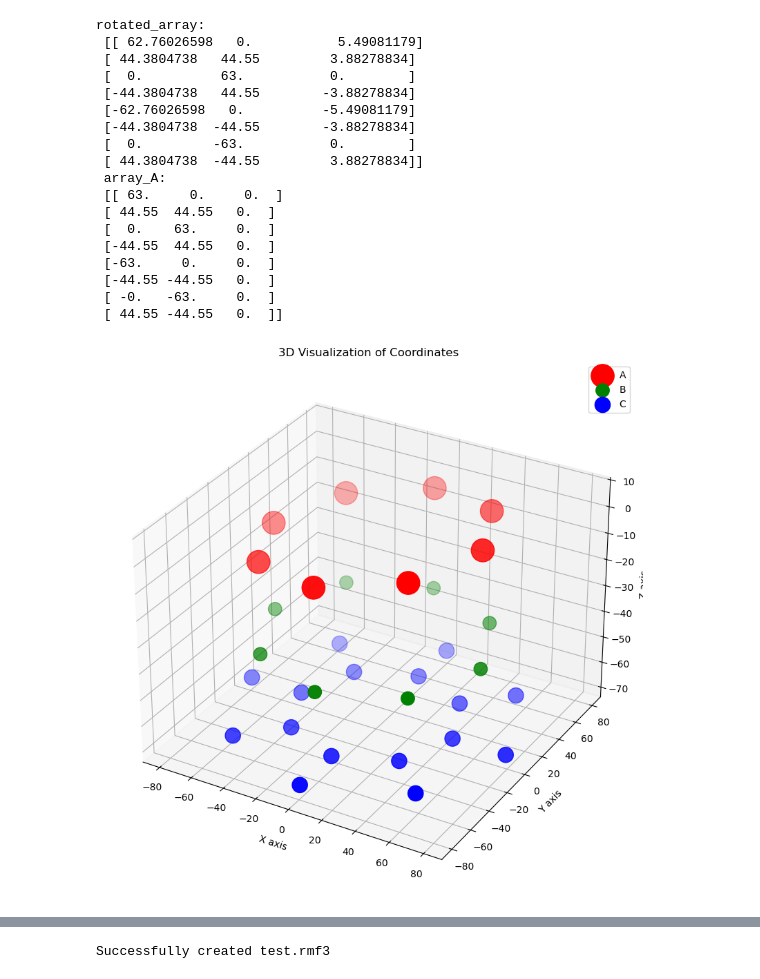
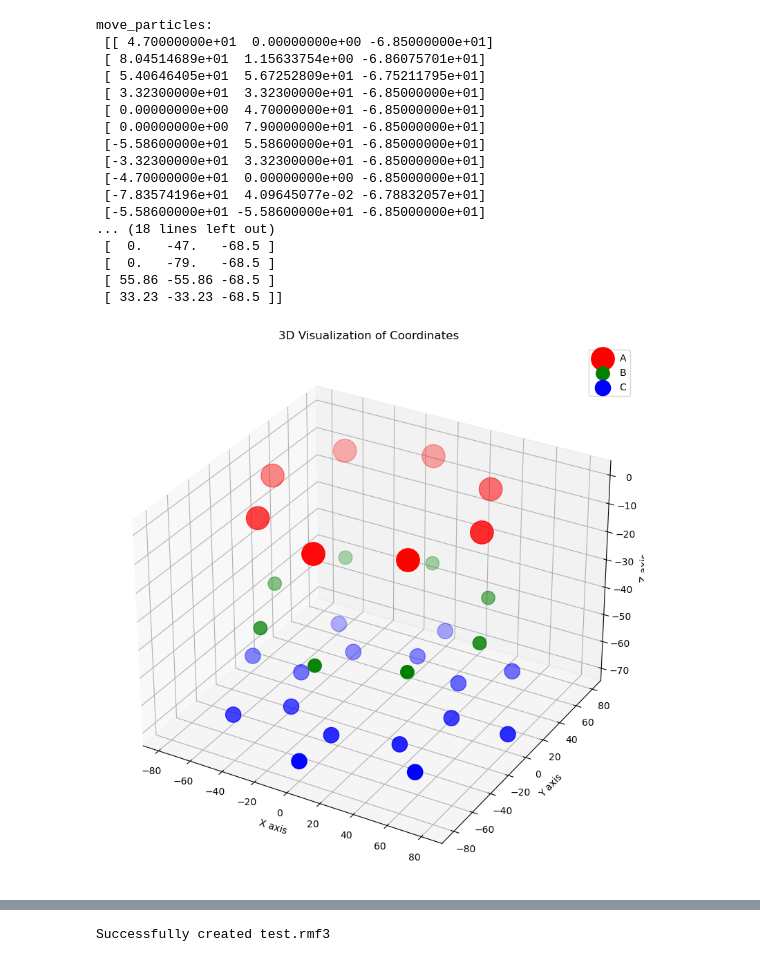
Before and after one commit to sreeganb/bhm, a Jupyter notebook: examples/toy_model_test/create_density_map.ipynb, the cells around one changed output, grey strips where cells are left out. Saved outputs shown, nothing was run; the diff lists cells and outputs as text; code cells hidden in the pictures.

```diff
--- a/examples/toy_model_test/create_density_map.ipynb
+++ b/examples/toy_model_test/create_density_map.ipynb
@@ -80,52 +80,55 @@ def visualize_coordinates(array_a, array_b, array_c):
 def rotate_ring(array, angle):
     """Rotate the ring by a given angle around the Y-axis."""
     rotation_matrix = np.array([
         [np.cos(angle), 0, np.sin(angle)],
         [0, 1, 0],
         [-np.sin(angle), 0, np.cos(angle)]
     ])
     return np.dot(array, rotation_matrix)
 
 def shift_ring(array, shift):
     """Shift the ring by a given vector."""
     return array + shift
 
 def move_particles_randomly(array, num_particles, shift):
     """Move particles randomly within a specified range."""
     # randomly select which subset of particles to perturb
     perturbation_indices = np.random.choice(array.shape[0], num_particles, replace=False)
     # create a copy of the array to avoid modifying the original
     perturbed_array = array.copy()
     # apply perturbations to the selected particles
     for index in perturbation_indices:
         # choose a random coordinate shift
         random_shift = np.random.uniform(-shift, shift, size=3)
         perturbed_array[index] += random_shift
     # return the perturbed array
     return perturbed_array
 
 # run these and visualize the results
 rotated_array = rotate_ring(array_A, np.pi/36)
-print("rotated_array:\n", rotated_array, "\n", "array_A:\n", array_A)
-visualize_coordinates(rotated_array, array_B, array_C)
-visualize_coordinates(array_A, array_B, array_C)
+#print("rotated_array:\n", rotated_array, "\n", "array_A:\n", array_A)
+#visualize_coordinates(rotated_array, array_B, array_C)
+#visualize_coordinates(array_A, array_B, array_C)
+
+move_particles = move_particles_randomly(array_C, 5, 10.0)
+print("move_particles:\n", move_particles, "\n", "array_C:\n", array_C)
+visualize_coordinates(array_A, array_B, move_particles)
 # %% [output]
-rotated_array:
- [[ 62.76026598   0.           5.49081179]
- [ 44.3804738   44.55         3.88278834]
- [  0.          63.           0.        ]
- [-44.3804738   44.55        -3.88278834]
- [-62.76026598   0.          -5.49081179]
- [-44.3804738  -44.55        -3.88278834]
- [  0.         -63.           0.        ]
- [ 44.3804738  -44.55         3.88278834]]
- array_A:
- [[ 63.     0.     0.  ]
- [ 44.55  44.55   0.  ]
- [  0.    63.     0.  ]
- [-44.55  44.55   0.  ]
- [-63.     0.     0.  ]
- [-44.55 -44.55   0.  ]
- [ -0.   -63.     0.  ]
- [ 44.55 -44.55   0.  ]]
+move_particles:
+ [[ 4.70000000e+01  0.00000000e+00 -6.85000000e+01]
+ [ 8.04514689e+01  1.15633754e+00 -6.86075701e+01]
+ [ 5.40646405e+01  5.67252809e+01 -6.75211795e+01]
+ [ 3.32300000e+01  3.32300000e+01 -6.85000000e+01]
+ [ 0.00000000e+00  4.70000000e+01 -6.85000000e+01]
+ [ 0.00000000e+00  7.90000000e+01 -6.85000000e+01]
+ [-5.58600000e+01  5.58600000e+01 -6.85000000e+01]
+ [-3.32300000e+01  3.32300000e+01 -6.85000000e+01]
+ [-4.70000000e+01  0.00000000e+00 -6.85000000e+01]
+ [-7.83574196e+01  4.09645077e-02 -6.78832057e+01]
+ [-5.58600000e+01 -5.58600000e+01 -6.85000000e+01]
+... (18 lines left out)
+ [  0.   -47.   -68.5 ]
+ [  0.   -79.   -68.5 ]
+ [ 55.86 -55.86 -68.5 ]
+ [ 33.23 -33.23 -68.5 ]]
-[figure, old version]
+[figure, new version]
```
Also changed, not shown: parts of 3 cells of this notebook, 7 other files.
